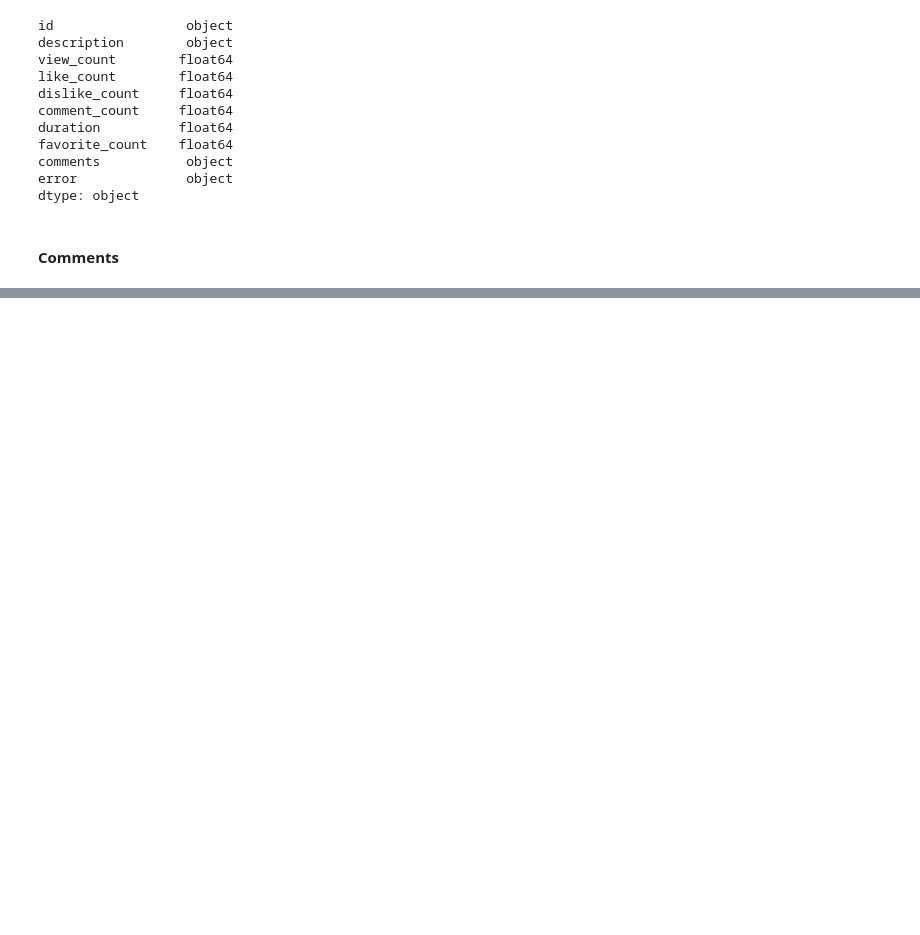
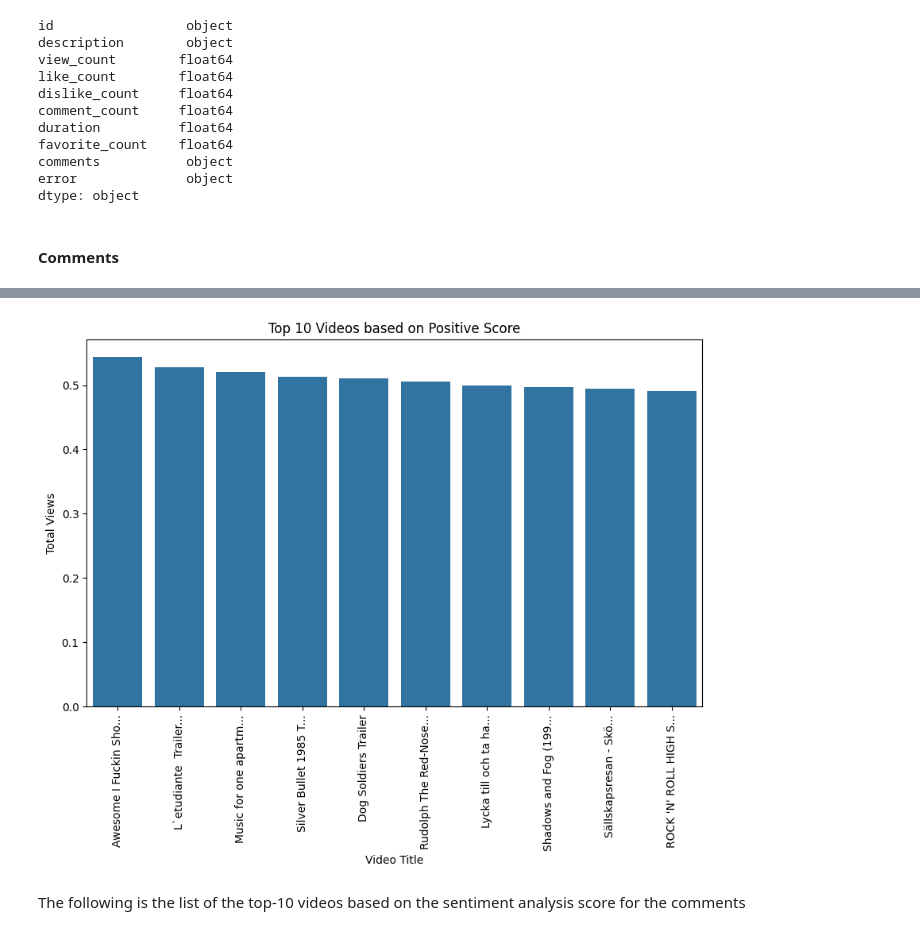
Before and after one commit to acorreal7/youtube-comments-analysis, a Jupyter notebook: AML3204_youtube_data_analysis.ipynb, the cells around one changed output, grey strips where cells are left out. Cells and saved outputs as stored; diff of their text form; code cells hidden in the pictures; blank space fills up the shorter version.

Commit message:
sentiment score

```diff
--- a/AML3204_youtube_data_analysis.ipynb
+++ b/AML3204_youtube_data_analysis.ipynb
@@ -235,0 +557,4 @@ Using a pipeline without specifying a model name and revision in production is n
+# %%
+sentiments_list = [list(row) for row in sentiments]
+# %%
+data['sentiments'] = sentiments_list
@@ -235,0 +586,2 @@ Using a pipeline without specifying a model name and revision in production is n
+# %%
+top_10_positive_score = data.sort_values(by='positive_score', ascending=False).head(10)
@@ -235,0 +602,20 @@ Using a pipeline without specifying a model name and revision in production is n
+# %%
+# get tiles
+top_10_positive_score_titles = get_youtube_titles(list(top_10_positive_score['id']), youtube)
+max_title_length = 20
+truncated_top_10_titles_score = [title if len(title) <= max_title_length else title[:max_title_length] + '...' for title in top_10_positive_score_titles]
+top_10_positive_score['title'] = truncated_top_10_titles_score
+# %%
+# bar char for top-10 highest sentiment score
+
+plt.figure(figsize=(10, 6))
+sns.barplot(x='title', y='positive_score', data=top_10_positive_score)
+plt.xticks(rotation=90)
+plt.title('Top 10 Videos based on Positive Score')
+plt.xlabel('Video Title')
+plt.ylabel('Total Views')
+plt.show()
+# %% [output]
+[figure, added]
+# %% [markdown]
+The following is the list of the top-10 videos based on the sentiment analysis score for the comments
```
Also changed, not shown: parts of 71 cells of this notebook, 1 other file.
